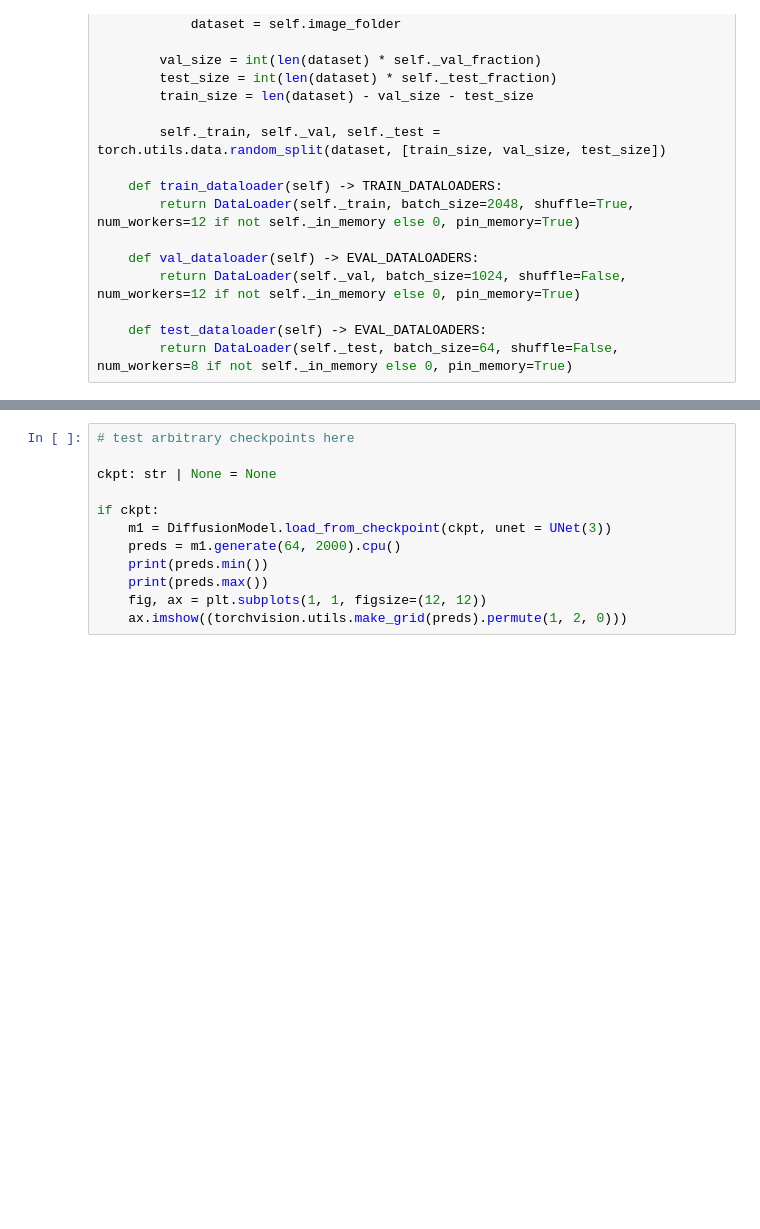
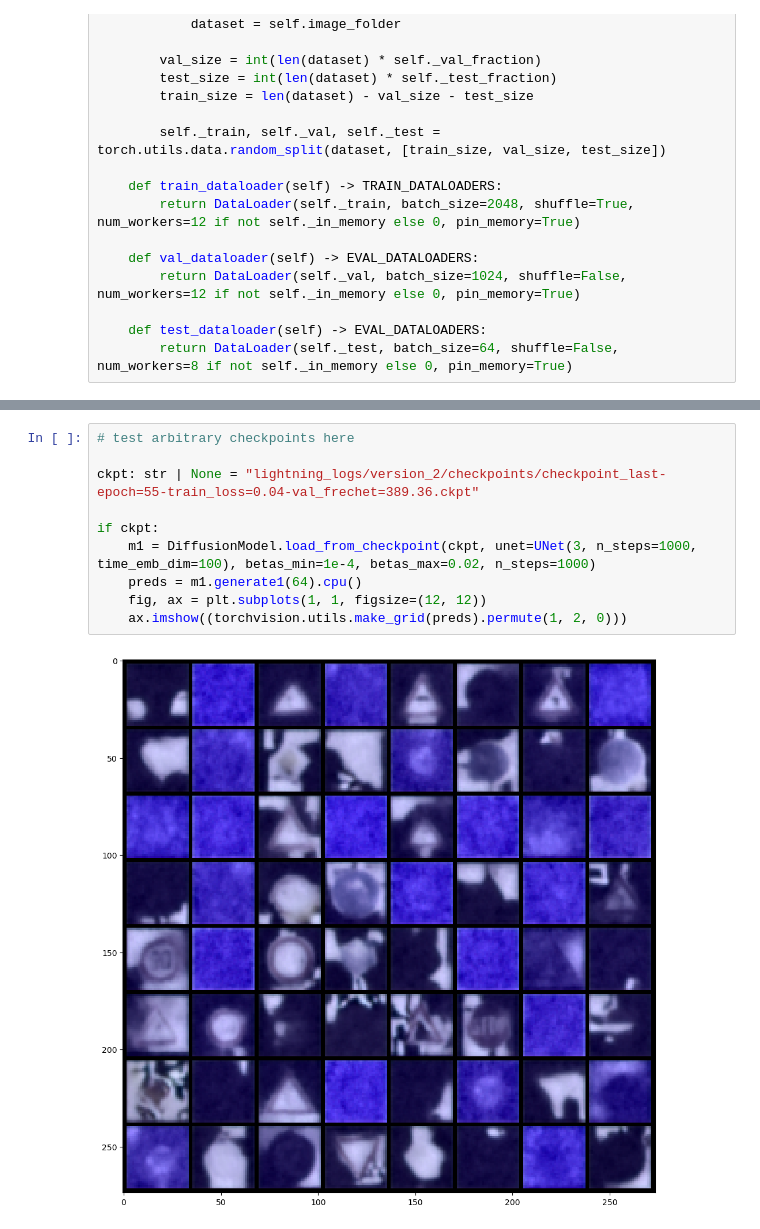
Before and after one commit to SNURTEL/24l-ssne, a Jupyter notebook: proj4/piatek_owienko_schafer_miniproject4.ipynb, the cells around one changed output, grey strips where cells are left out. Drawn from its saved outputs; the diff is of its cells as text; blank space fills up the shorter version.

```diff
--- a/proj4/piatek_owienko_schafer_miniproject4.ipynb
+++ b/proj4/piatek_owienko_schafer_miniproject4.ipynb
@@ -364,12 +439,12 @@ for path, name, ax in zip(
 # %%
 # test arbitrary checkpoints here
 
-ckpt: str | None = None
+ckpt: str | None = "lightning_logs/version_2/checkpoints/checkpoint_last-epoch=55-train_loss=0.04-val_frechet=389.36.ckpt"
 
 if ckpt:
-    m1 = DiffusionModel.load_from_checkpoint(ckpt, unet = UNet(3))
-    preds = m1.generate(64, 2000).cpu()
-    print(preds.min())
-    print(preds.max())
+    m1 = DiffusionModel.load_from_checkpoint(ckpt, unet=UNet(3, n_steps=1000, time_emb_dim=100), betas_min=1e-4, betas_max=0.02, n_steps=1000)
+    preds = m1.generate1(64).cpu()
     fig, ax = plt.subplots(1, 1, figsize=(12, 12))
     ax.imshow((torchvision.utils.make_grid(preds).permute(1, 2, 0)))
+# %% [output]
+[figure, added]
```
Also changed, not shown: parts of 7 cells of this notebook, 1 other file.
